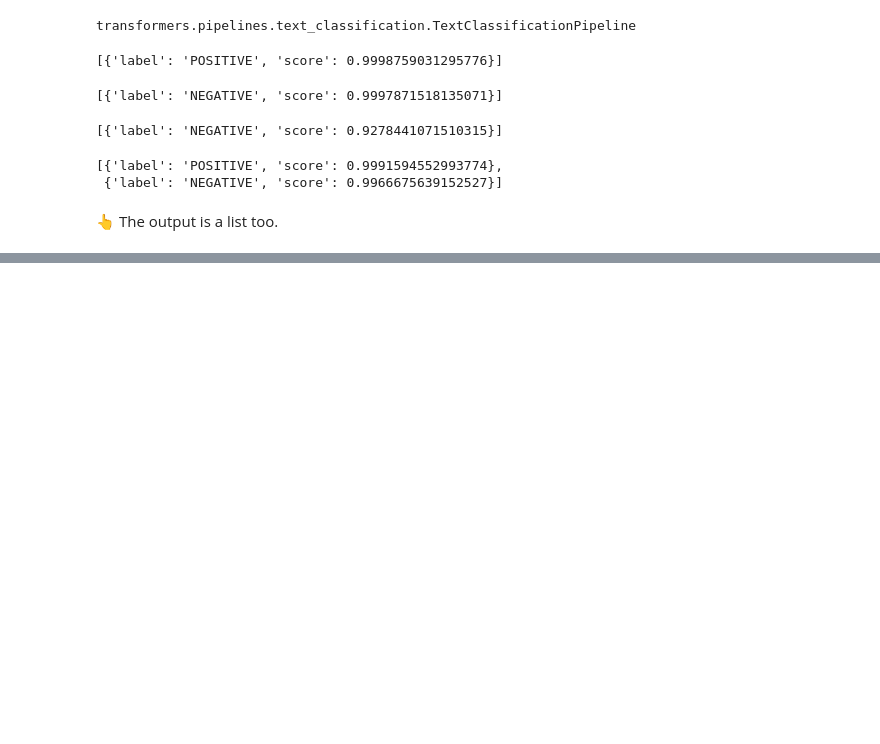
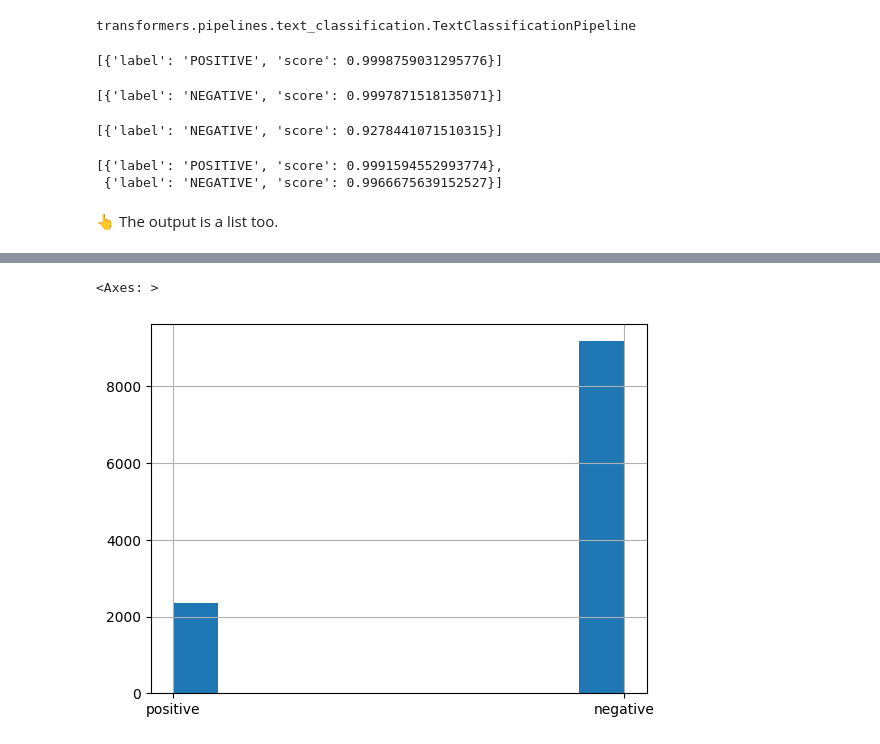
Before and after one commit to qmeng222/transformers-for-NLP, a Jupyter notebook: Pipeline_Sentiment_Analysis.ipynb, the cells around one changed output, grey strips where cells are left out. Drawn from its saved outputs; the diff is of its cells as text; code cells hidden in the pictures; blank space fills up the shorter version.

```diff
--- a/Pipeline_Sentiment_Analysis.ipynb
+++ b/Pipeline_Sentiment_Analysis.ipynb
@@ -83,0 +139,4 @@ import torch # import the PyTorch library for tensor computations
+# %%
+# create another DataFrame by filtering a selected column (bc my model cannot make neutral sentiment analysis):
+df = df[df.airline_sentiment != 'neutral'].copy()
+df.head()
@@ -83,0 +150,5 @@ import torch # import the PyTorch library for tensor computations
+# %%
+df['airline_sentiment'].hist()
+# %% [output]
+<Axes: >
+[figure, added]
```
Also changed, not shown: parts of 39 cells of this notebook.
